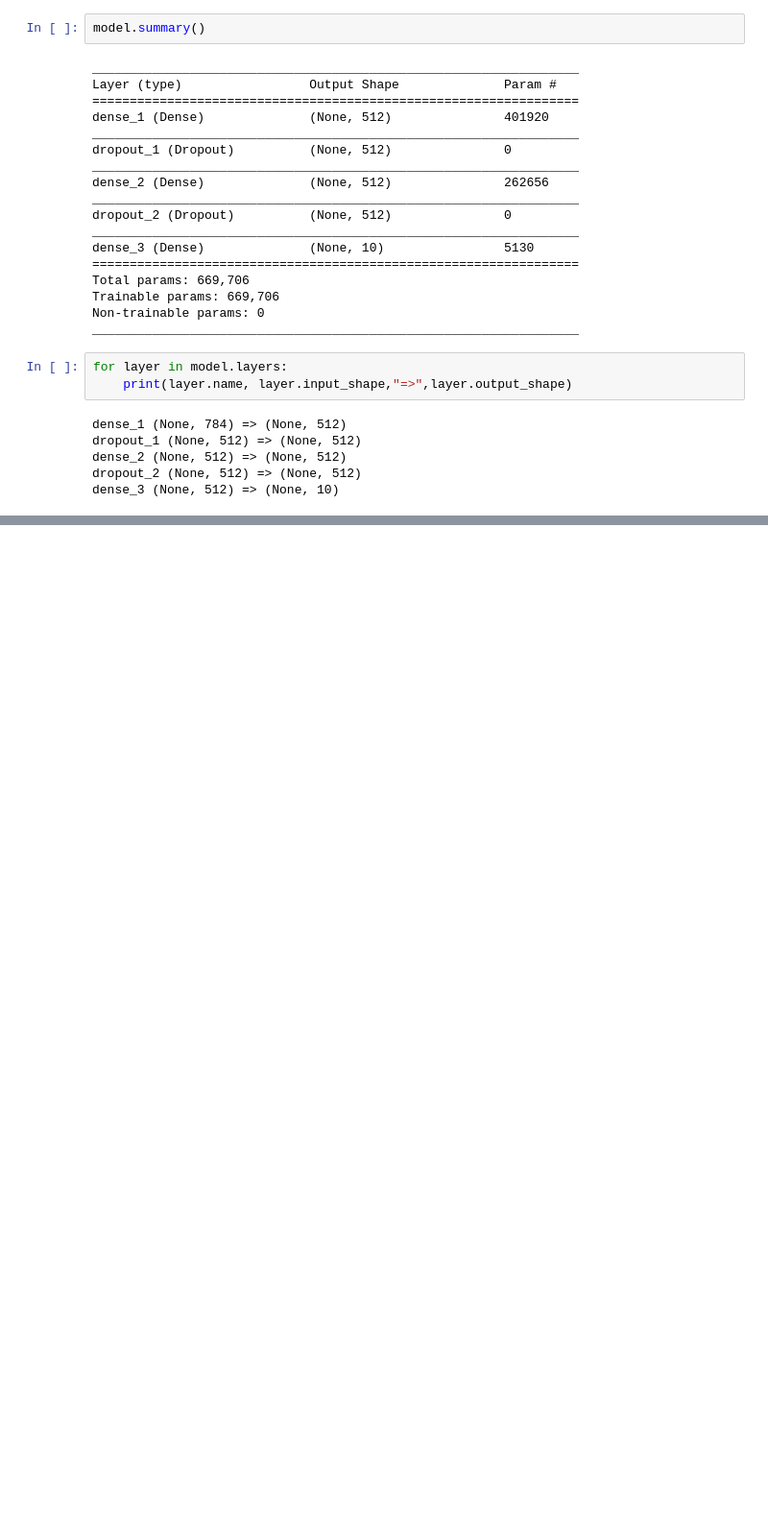
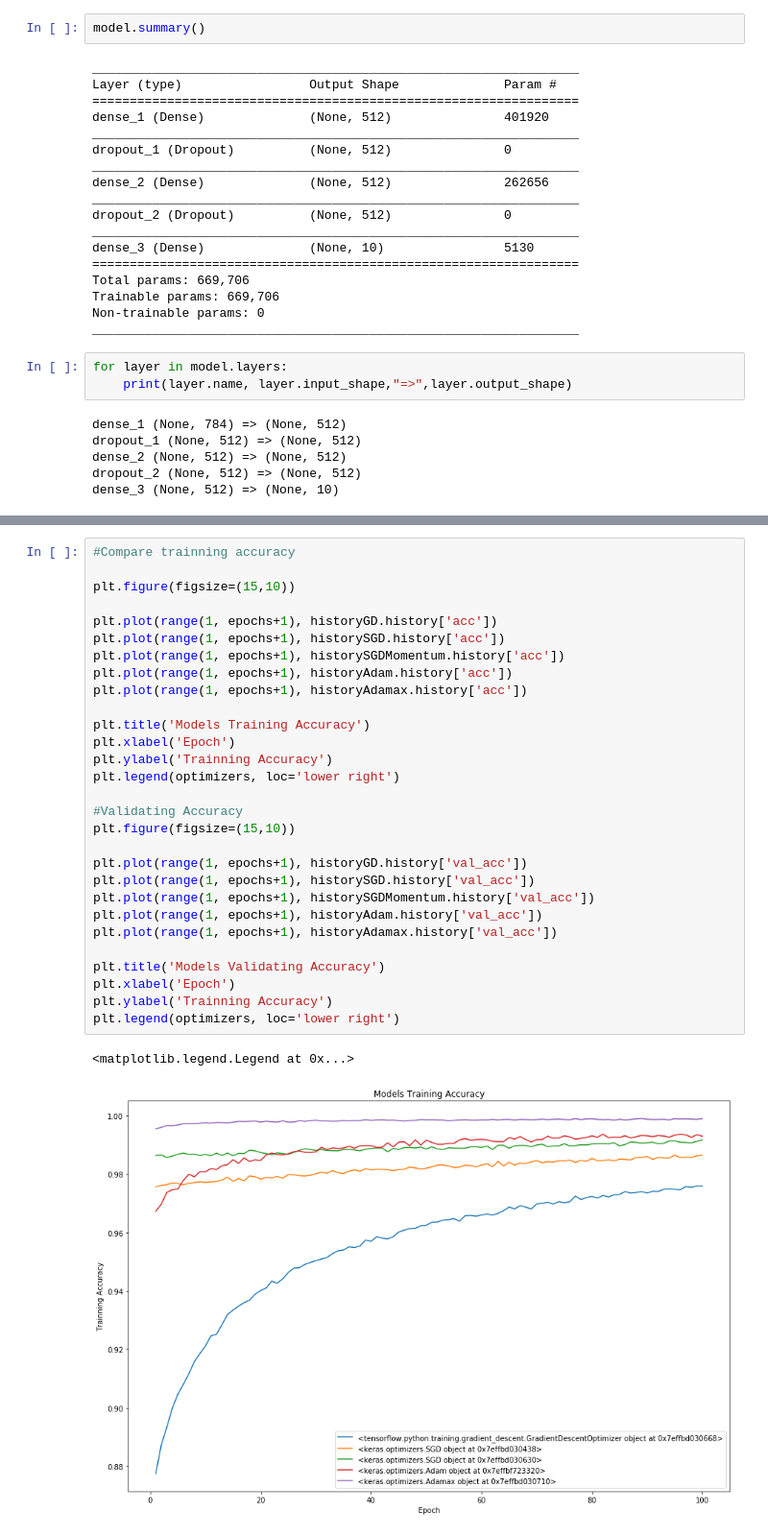
Before and after one commit to MinhBoll/csc767, a Jupyter notebook: Project1.1.ipynb, the cells around one changed output, grey strips where cells are left out. Shown at 96% size. Drawn from its saved outputs; the diff is of its cells as text; blank space fills up the shorter version.

```diff
--- a/Project1.1.ipynb
+++ b/Project1.1.ipynb
@@ -106,0 +333,32 @@ Epoch 100/100
+# %%
+#Compare trainning accuracy
+
+plt.figure(figsize=(15,10))
+
+plt.plot(range(1, epochs+1), historyGD.history['acc'])
+plt.plot(range(1, epochs+1), historySGD.history['acc'])
+plt.plot(range(1, epochs+1), historySGDMomentum.history['acc'])
+plt.plot(range(1, epochs+1), historyAdam.history['acc'])
+plt.plot(range(1, epochs+1), historyAdamax.history['acc'])
+
+plt.title('Models Training Accuracy')
+plt.xlabel('Epoch')
+plt.ylabel('Trainning Accuracy')
+plt.legend(optimizers, loc='lower right')
+
+#Validating Accuracy
+plt.figure(figsize=(15,10))
+
+plt.plot(range(1, epochs+1), historyGD.history['val_acc'])
+plt.plot(range(1, epochs+1), historySGD.history['val_acc'])
+plt.plot(range(1, epochs+1), historySGDMomentum.history['val_acc'])
+plt.plot(range(1, epochs+1), historyAdam.history['val_acc'])
+plt.plot(range(1, epochs+1), historyAdamax.history['val_acc'])
+
+plt.title('Models Validating Accuracy')
+plt.xlabel('Epoch')
+plt.ylabel('Trainning Accuracy')
+plt.legend(optimizers, loc='lower right')
+# %% [output]
+<matplotlib.legend.Legend at 0x...>
+[figure, added]
```
Also changed, not shown: parts of 23 cells of this notebook.
